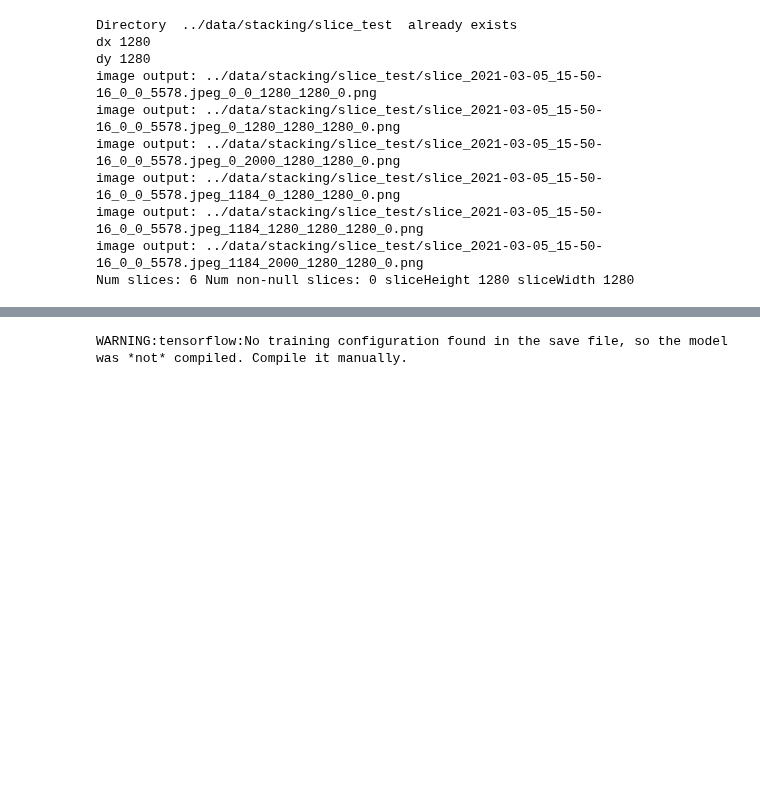
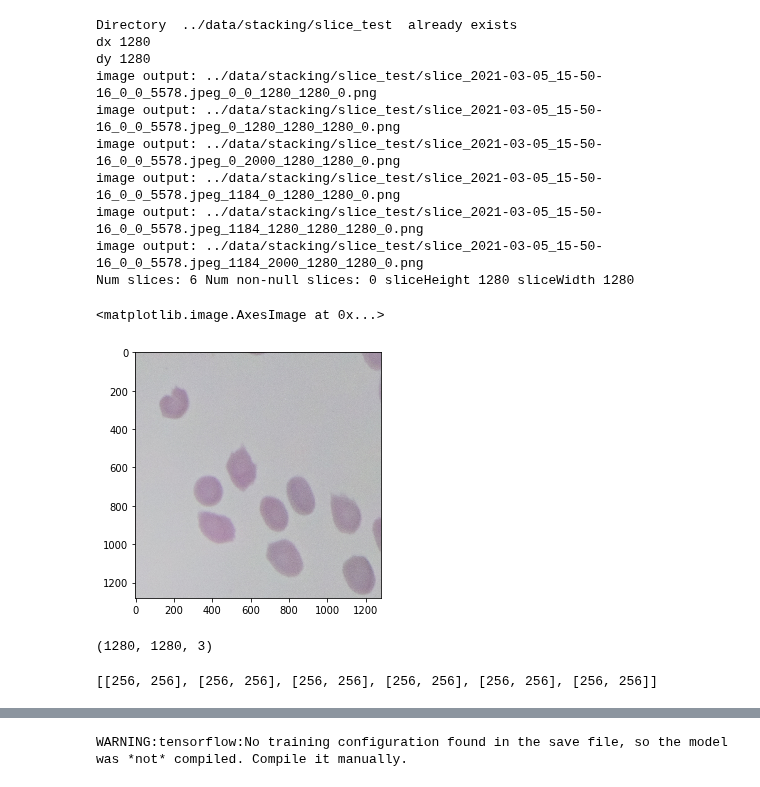
Before and after one commit to danielbarco/malatec, a Jupyter notebook: Notebooks/testing_pipeline.ipynb, the cells around one changed output, grey strips where cells are left out. Cells and saved outputs as stored; diff of their text form; code cells hidden in the pictures; blank space fills up the shorter version.

```diff
--- a/Notebooks/testing_pipeline.ipynb
+++ b/Notebooks/testing_pipeline.ipynb
@@ -112,4 +114,8 @@ image output: ../data/stacking/slice_test/slice_2021-03-05_15-50-16_0_0_5578.jpe
 image output: ../data/stacking/slice_test/slice_2021-03-05_15-50-16_0_0_5578.jpeg_1184_2000_1280_1280_0.png
 Num slices: 6 Num non-null slices: 0 sliceHeight 1280 sliceWidth 1280
 # %%
-imgs, sizes_imgs  = pipeline.get_imgs(path)
+imgs, sizes_imgs  = pipeline.get_imgs(path, img_height = slice_height, img_width = slice_width, img_channels = 3)
+imshow(imgs[0])
+# %% [output]
+<matplotlib.image.AxesImage at 0x...>
+[figure, added]
@@ -117,0 +122,4 @@ for img in imgs:
+# %%
+imgs[0].shape
+# %% [output]
+(1280, 1280, 3)
@@ -118 +138,5 @@ for img in imgs:
+# %%
+sizes_imgs_red
+# %% [output]
+[[256, 256], [256, 256], [256, 256], [256, 256], [256, 256], [256, 256]]
 # %%
```
Also changed, not shown: parts of 15 cells of this notebook, 1 other file.
